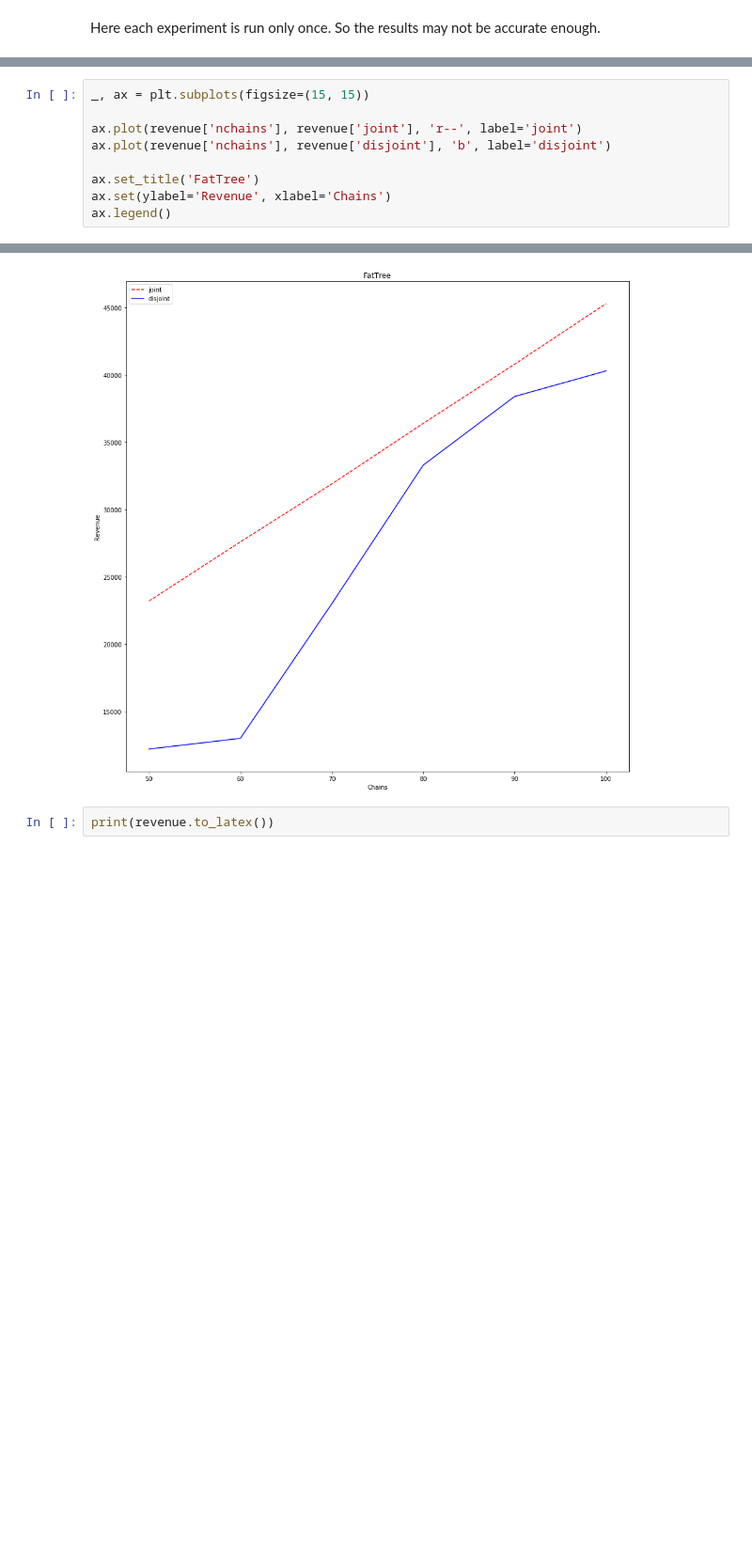
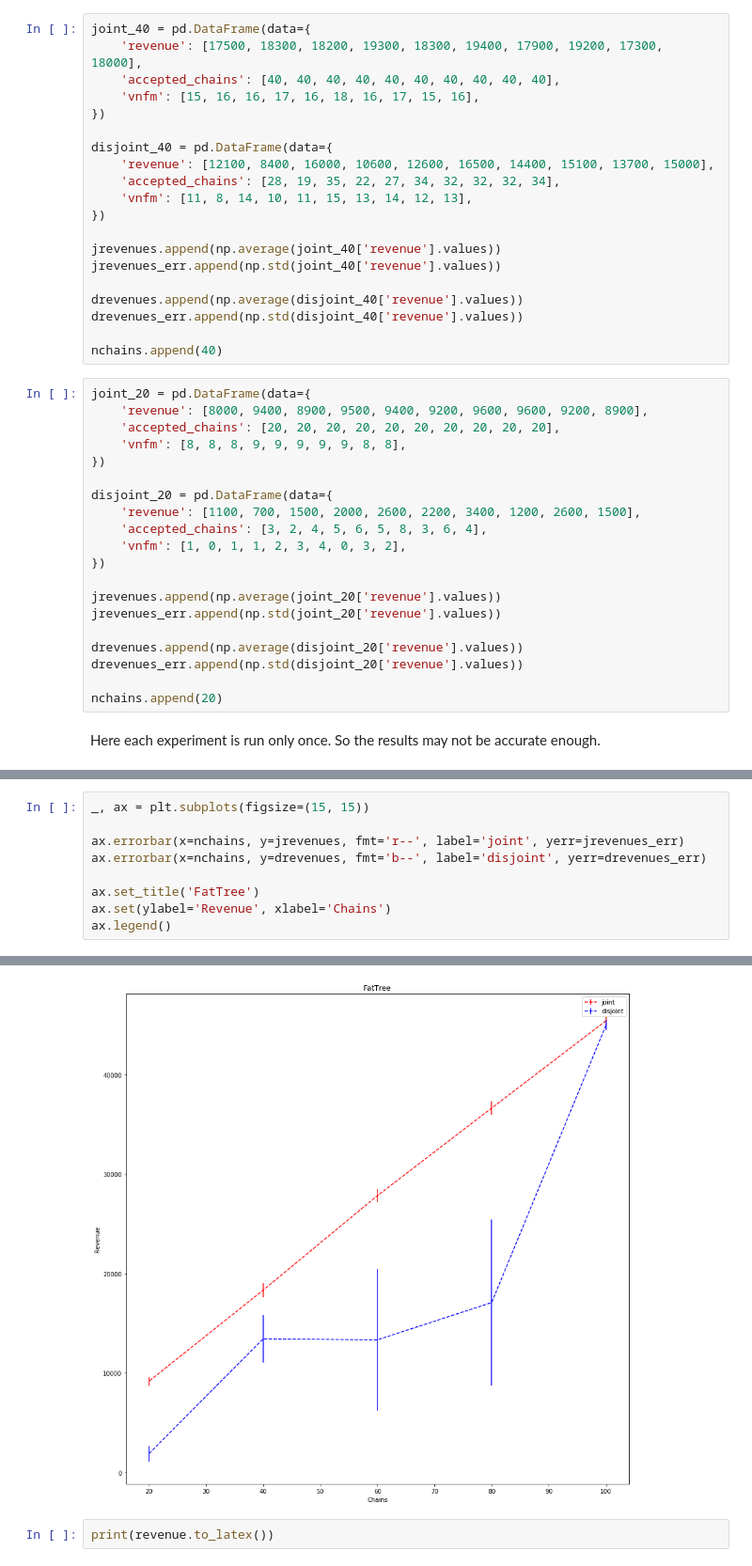
Before and after one commit to reinnet/jsd-mp, a Jupyter notebook: results.ipynb, the cells around one changed output, grey strips where cells are left out. Shown at 94% size. Cells and saved outputs as stored; diff of their text form; blank space fills up the shorter version.

```diff
--- a/results.ipynb
+++ b/results.ipynb
@@ -89,2 +122,42 @@ disjoint_60 = pd.DataFrame(data={
+# %%
+joint_40 = pd.DataFrame(data={
+    'revenue': [17500, 18300, 18200, 19300, 18300, 19400, 17900, 19200, 17300, 18000],
+    'accepted_chains': [40, 40, 40, 40, 40, 40, 40, 40, 40, 40],
+    'vnfm': [15, 16, 16, 17, 16, 18, 16, 17, 15, 16],
+})
+
+disjoint_40 = pd.DataFrame(data={
+    'revenue': [12100, 8400, 16000, 10600, 12600, 16500, 14400, 15100, 13700, 15000],
+    'accepted_chains': [28, 19, 35, 22, 27, 34, 32, 32, 32, 34],
+    'vnfm': [11, 8, 14, 10, 11, 15, 13, 14, 12, 13],
+})
+
+jrevenues.append(np.average(joint_40['revenue'].values))
+jrevenues_err.append(np.std(joint_40['revenue'].values))
+
+drevenues.append(np.average(disjoint_40['revenue'].values))
+drevenues_err.append(np.std(disjoint_40['revenue'].values))
+
+nchains.append(40)
+# %%
+joint_20 = pd.DataFrame(data={
+    'revenue': [8000, 9400, 8900, 9500, 9400, 9200, 9600, 9600, 9200, 8900],
+    'accepted_chains': [20, 20, 20, 20, 20, 20, 20, 20, 20, 20],
+    'vnfm': [8, 8, 8, 9, 9, 9, 9, 9, 8, 8],
+})
+
+disjoint_20 = pd.DataFrame(data={
+    'revenue': [1100, 700, 1500, 2000, 2600, 2200, 3400, 1200, 2600, 1500],
+    'accepted_chains': [3, 2, 4, 5, 6, 5, 8, 3, 6, 4],
+    'vnfm': [1, 0, 1, 1, 2, 3, 4, 0, 3, 2],
+})
+
+jrevenues.append(np.average(joint_20['revenue'].values))
+jrevenues_err.append(np.std(joint_20['revenue'].values))
+
+drevenues.append(np.average(disjoint_20['revenue'].values))
+drevenues_err.append(np.std(disjoint_20['revenue'].values))
+
+nchains.append(20)
 # %% [markdown]
 Here each experiment is run only once. So the results may not be accurate enough.
@@ -101,15 +164,15 @@ accepted_chains = pd.DataFrame(data={
 # %%
 _, ax = plt.subplots(figsize=(15, 15))
 
-ax.plot(revenue['nchains'], revenue['joint'], 'r--', label='joint')
-ax.plot(revenue['nchains'], revenue['disjoint'], 'b', label='disjoint')
+ax.errorbar(x=nchains, y=jrevenues, fmt='r--', label='joint', yerr=jrevenues_err)
+ax.errorbar(x=nchains, y=drevenues, fmt='b--', label='disjoint', yerr=drevenues_err)
 
 ax.set_title('FatTree')
 ax.set(ylabel='Revenue', xlabel='Chains')
 ax.legend()
 # %% [output]
 <matplotlib.legend.Legend at 0x...>
-[figure, old version]
+[figure, new version]
 # %%
 print(revenue.to_latex())
 # %% [output]
```
Also changed, not shown: parts of 6 cells of this notebook.
